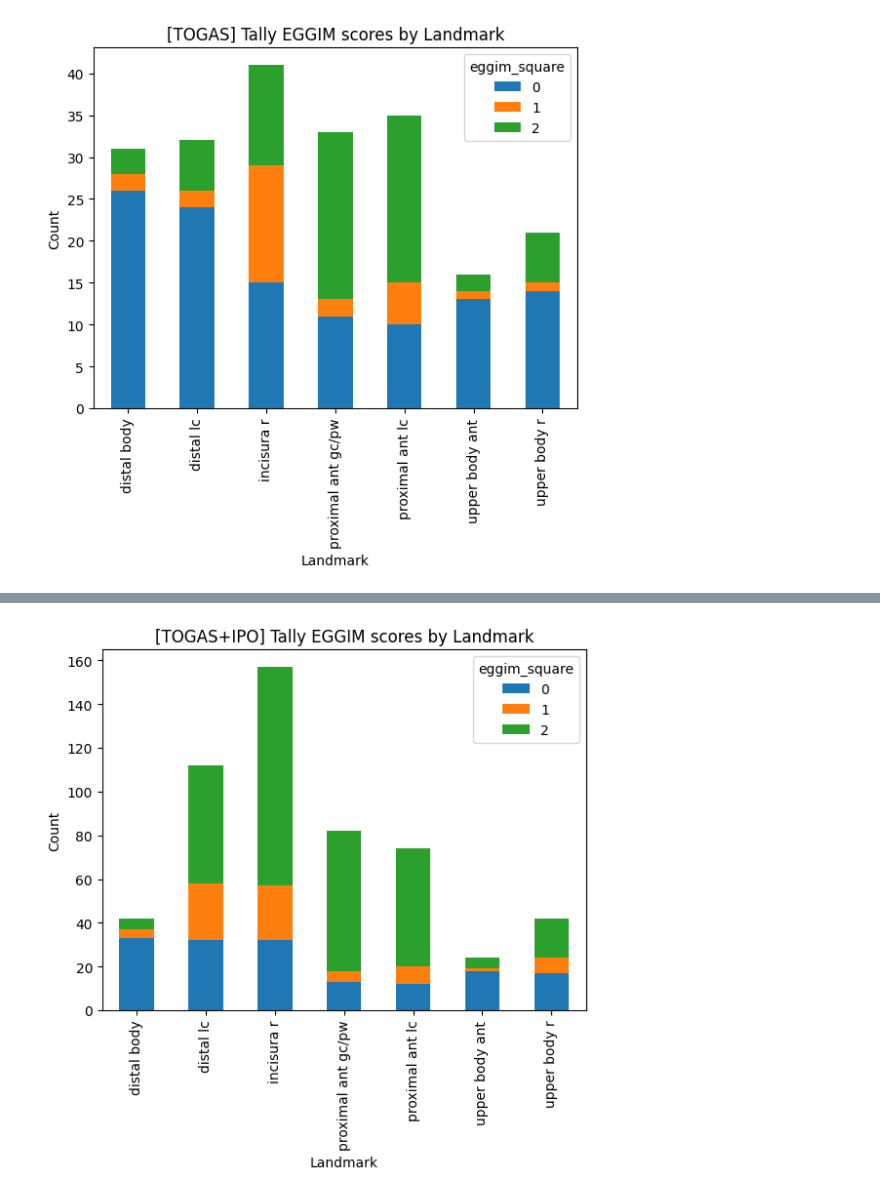
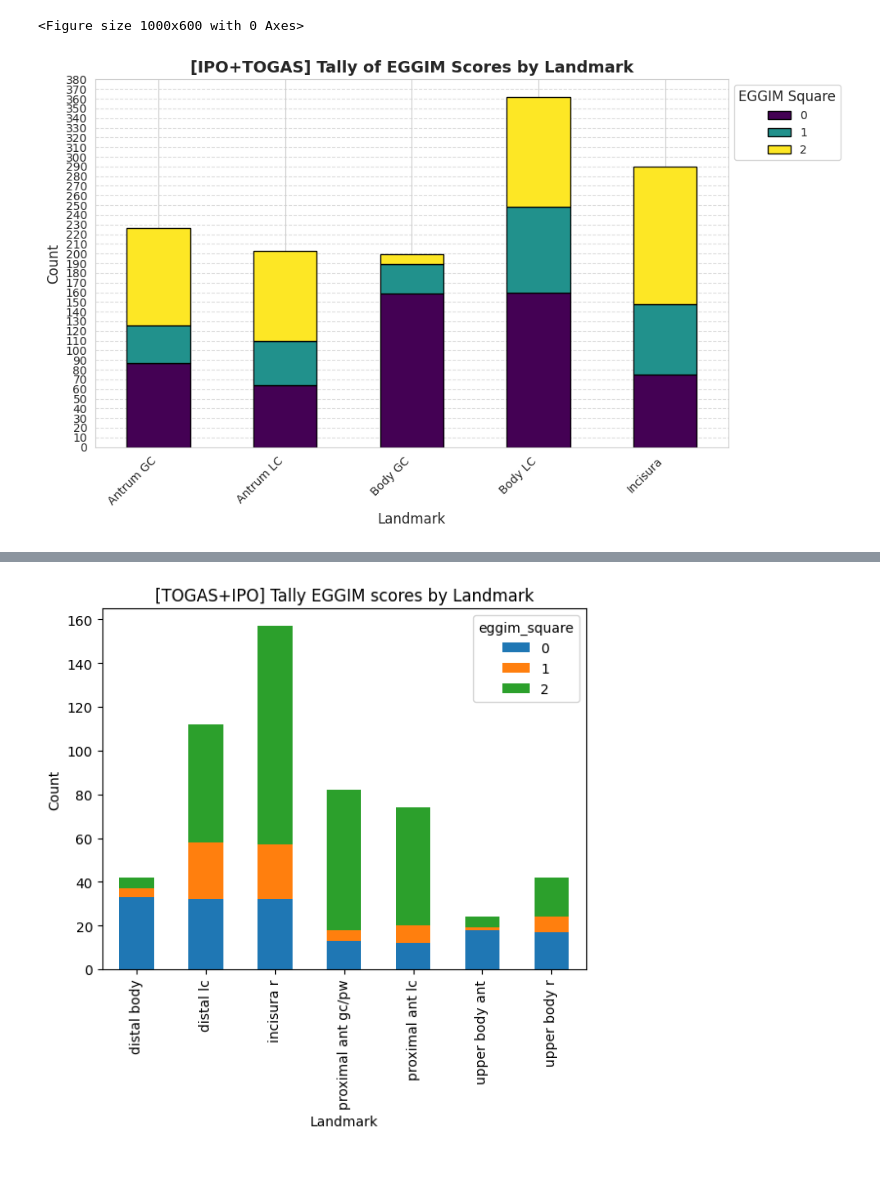
Before and after one commit to miguelmartins/eggimazing, a Jupyter notebook: notebooks/splits_data_analysis.ipynb, the cells around one changed output, grey strips where cells are left out. Cells and saved outputs as stored; diff of their text form; code cells hidden in the pictures; blank space fills up the shorter version.

```diff
--- a/notebooks/splits_data_analysis.ipynb
+++ b/notebooks/splits_data_analysis.ipynb
@@ -120,10 +126,10 @@ def plot_pivot_table_side_by_side(list_of_folds, df_name='IPO+TOGAS'):
     # Show the plot
     plt.show()
 # %%
-target_dir = '../test_files/EGGIMazing/Dataset'
+target_dir = '../test_files/EGGIMazing/Dataset3'
 model_weights_directory = '../logs/crossvalidation/temp_splits/'
 # %%
-num_folds = 5
+num_folds = 65
 dp = DatasetProcessor(target_dir)
 df = dp.process()
 def replace_landmark_name(landmark):
@@ -136,13 +142,77 @@ def replace_landmark_name(landmark):
                     'xii': 'upper body ant'}
     landmark_number = landmark.split('.')[0]
     return new_landmark_name[landmark_number]
+
+# Define the mapping
+mapping = {
+    'distal lc': 'Body LC',
+    'upper body r': 'Body LC',
+    'distal body': 'Body GC',
+    'upper body ant': 'Body GC',
+    'incisura r': 'Incisura',
+    'proximal ant gc/pw': 'Antrum GC',
+    'proximal ant lc': 'Antrum LC'
+}
+
 df['landmark'] = df['landmark'].apply(replace_landmark_name)
+df['landmark'] = df['landmark'].replace(mapping)
 togas_ids_boolean = np.array([x.startswith('PT') for x in df['patient_id'].values])
 df_togas = df[togas_ids_boolean].reset_index(drop=True)
 df_ipo = df[~togas_ids_boolean].reset_index(drop=True)
 # %%
 ipo_landmark_table = df.pivot_table(index='landmark', values='eggim_square', aggfunc=['count'])
-# %%
-plot_pivot_table(df_togas, 'TOGAS')
-# %% [output]
-[figure, removed]
+# %%
+import pandas as pd
+import matplotlib.pyplot as plt
+import matplotlib.ticker as ticker
+
+def plot_pivot_table(df, df_name='IPO+TOGAS'):
+    # Create a pivot table (crosstab)
+
+    pivot_table = pd.crosstab(df['landmark'], df['eggim_global'])
+
+    # Set figure size
+    plt.figure(figsize=(10, 6))
+
+    # Plot the pivot table as a stacked bar plot
+    ax = pivot_table.plot(
+        kind='bar',
+        stacked=True,
+        colormap='viridis',  # Use a scientific colormap
+        figsize=(10, 6),
+        edgecolor='black'  # Add edges for bar clarity
+    )
+
+    # Add labels and title with consistent font sizes
+    plt.title(f'[{df_name}] Tally of EGGIM Scores by Landmark', fontsize=14, fontweight='bold')
+    plt.ylabel('Count', fontsize=12)
+    plt.xlabel('Landmark', fontsize=12)
+
+    # Rotate x-axis labels for clarity
+    plt.xticks(rotation=45, fontsize=10, ha='right')
+
+    # Adjust y-axis ticks and add grid for clarity
+    ax.yaxis.set_major_locator(ticker.MultipleLocator(10))  # Adjust tick intervals
+    ax.grid(axis='y', linestyle='--', alpha=0.7)
+
+    # Add a legend with a title
+    plt.legend(
+        title='EGGIM Square',
+        title_fontsize=12,
+        fontsize=10,
+        loc='upper left',
+        bbox_to_anchor=(1.0, 1.0)  # Move legend outside plot
+    )
+
+    # Tight layout to prevent clipping
+    plt.tight_layout()
+
+    # Show the plot
+    plt.show()
+
+# Example usage
+# Assuming df is your DataFrame
+plot_pivot_table(df)
+# %% [output]
+<Figure size 1000x600 with 0 Axes>
+[figure, added]
```
Also changed, not shown: parts of 11 cells of this notebook, 14 other files.
